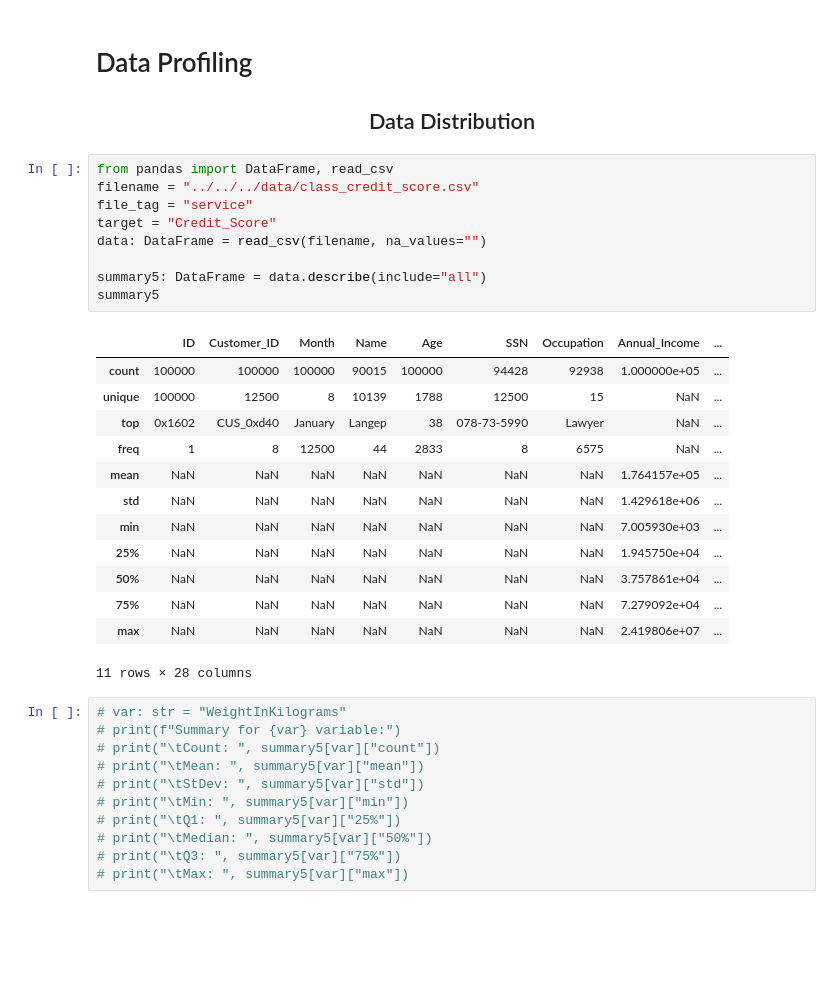
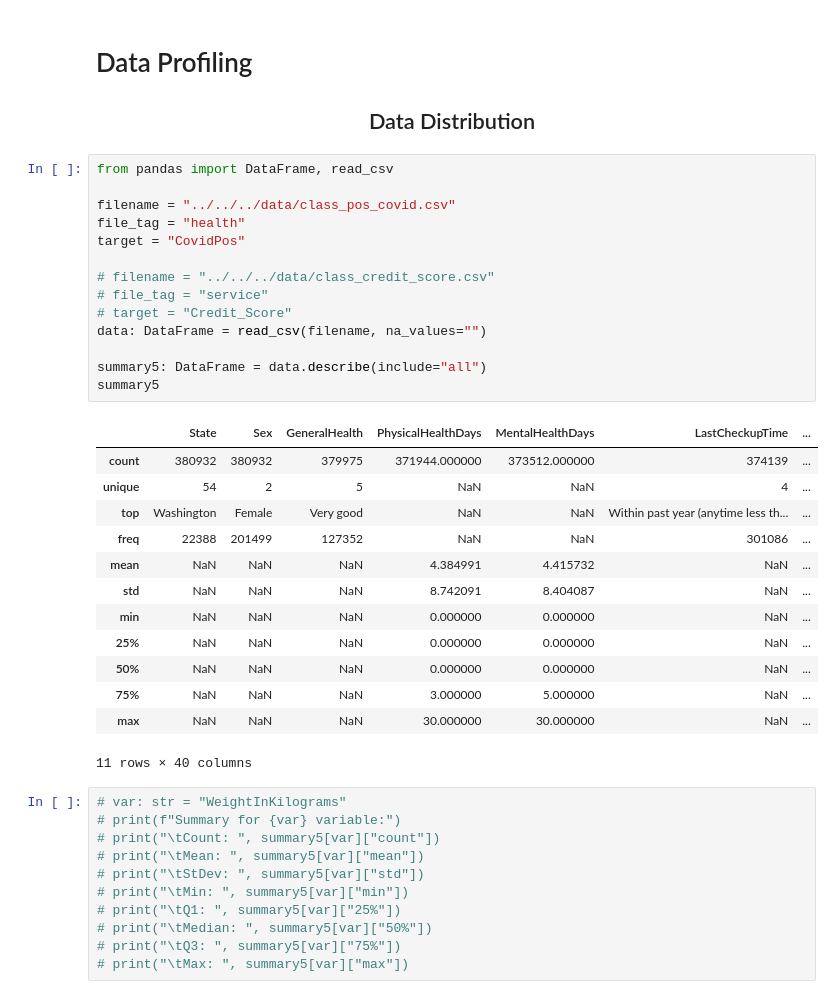
Before and after one commit to DaviGiordano/data-science-course-project, a Jupyter notebook: ipynb_files/Multidimensional/1_Profiling/Lab212_distribution.ipynb, the cells around one changed output. Drawn from its saved outputs; the diff is of its cells as text; blank space fills up the shorter version.

```diff
--- a/ipynb_files/Multidimensional/1_Profiling/Lab212_distribution.ipynb
+++ b/ipynb_files/Multidimensional/1_Profiling/Lab212_distribution.ipynb
@@ -2,27 +2,32 @@
 <h1>Data Profiling</h1><h2 align="center">Data Distribution</h2>
 # %%
 from pandas import DataFrame, read_csv
-filename = "../../../data/class_credit_score.csv"
-file_tag = "service"
-target = "Credit_Score"
+
+filename = "../../../data/class_pos_covid.csv"
+file_tag = "health"
+target = "CovidPos"
+
+# filename = "../../../data/class_credit_score.csv"
+# file_tag = "service"
+# target = "Credit_Score"
 data: DataFrame = read_csv(filename, na_values="")
 
 summary5: DataFrame = data.describe(include="all")
 summary5
 # %% [output]
-|  | ID | Customer_ID | Month | Name | Age | SSN | Occupation | Annual_Income | ... |
-| count | 100000 | 100000 | 100000 | 90015 | 100000 | 94428 | 92938 | 1.000000e+05 | ... |
-| unique | 100000 | 12500 | 8 | 10139 | 1788 | 12500 | 15 | NaN | ... |
-| top | 0x1602 | CUS_0xd40 | January | Langep | 38 | 078-73-5990 | Lawyer | NaN | ... |
-| freq | 1 | 8 | 12500 | 44 | 2833 | 8 | 6575 | NaN | ... |
-| mean | NaN | NaN | NaN | NaN | NaN | NaN | NaN | 1.764157e+05 | ... |
-| std | NaN | NaN | NaN | NaN | NaN | NaN | NaN | 1.429618e+06 | ... |
-| min | NaN | NaN | NaN | NaN | NaN | NaN | NaN | 7.005930e+03 | ... |
-| 25% | NaN | NaN | NaN | NaN | NaN | NaN | NaN | 1.945750e+04 | ... |
-| 50% | NaN | NaN | NaN | NaN | NaN | NaN | NaN | 3.757861e+04 | ... |
-| 75% | NaN | NaN | NaN | NaN | NaN | NaN | NaN | 7.279092e+04 | ... |
-| max | NaN | NaN | NaN | NaN | NaN | NaN | NaN | 2.419806e+07 | ... |
+|  | State | Sex | GeneralHealth | PhysicalHealthDays | MentalHealthDays | LastCheckupTime | ... |
+| count | 380932 | 380932 | 379975 | 371944.000000 | 373512.000000 | 374139 | ... |
+| unique | 54 | 2 | 5 | NaN | NaN | 4 | ... |
+| top | Washington | Female | Very good | NaN | NaN | Within past year (anytime less th... | ... |
+| freq | 22388 | 201499 | 127352 | NaN | NaN | 301086 | ... |
+| mean | NaN | NaN | NaN | 4.384991 | 4.415732 | NaN | ... |
+| std | NaN | NaN | NaN | 8.742091 | 8.404087 | NaN | ... |
+| min | NaN | NaN | NaN | 0.000000 | 0.000000 | NaN | ... |
+| 25% | NaN | NaN | NaN | 0.000000 | 0.000000 | NaN | ... |
+| 50% | NaN | NaN | NaN | 0.000000 | 0.000000 | NaN | ... |
+| 75% | NaN | NaN | NaN | 3.000000 | 5.000000 | NaN | ... |
+| max | NaN | NaN | NaN | 30.000000 | 30.000000 | NaN | ... |
-11 rows × 28 columns
+11 rows × 40 columns
 # %%
 # var: str = "WeightInKilograms"
 # print(f"Summary for {var} variable:")
```
Also changed, not shown: parts of 8 cells of this notebook, 20 other files.
